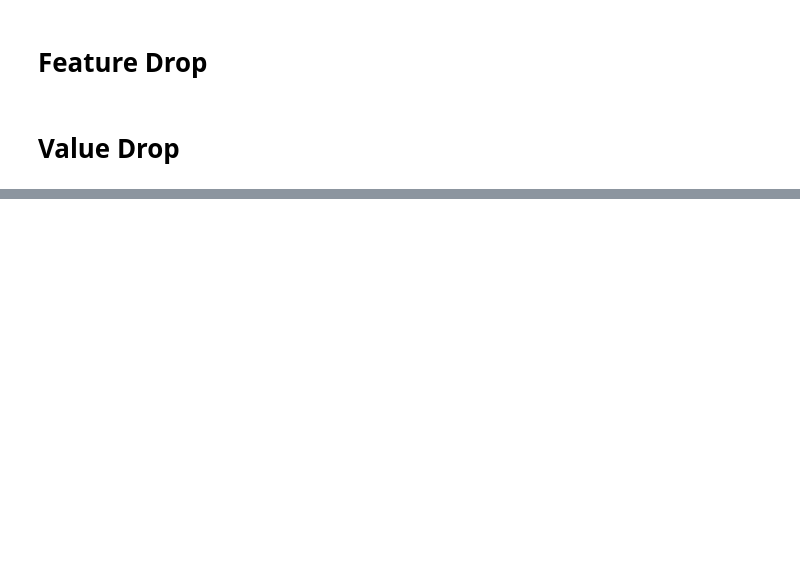
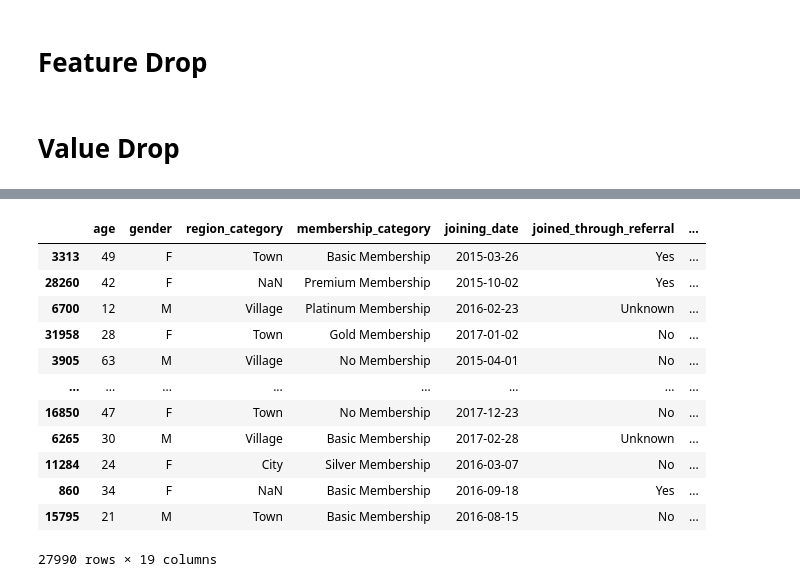
Before and after one commit to forster-j/churn-prediction, a Jupyter notebook: 04_data_cleaning_feature.ipynb, the cells around one changed output, grey strips where cells are left out. Saved outputs shown, nothing was run; the diff lists cells and outputs as text; code cells hidden in the pictures; blank space fills up the shorter version.

```diff
--- a/04_data_cleaning_feature.ipynb
+++ b/04_data_cleaning_feature.ipynb
@@ -30,7 +32,8 @@ SyntaxError: invalid syntax (2017881840.py, line 1)
 # %%
 # List of features to drop
 feature_drop = ['past_complaint', 'offer_application_preference', 'CID', 'referral_id']
-df.drop(feature_drop, inplace=True, axis=1)
+X_train.drop(feature_drop, inplace=True, axis=1)
+X_test.drop(feature_drop, inplace=True, axis=1)
 # %% [markdown]
 # Value Drop
 # %%
@@ -64,0 +75,24 @@ memory usage: 4.4+ MB
+# %%
+#concat first so we do not lose the correct assignment of the target
+df_train = pd.concat([X_train, y_train], axis = 1)
+df_test = pd.concat([X_test, y_test], axis = 1)
+
+#drop 'days_since_last_login' with value -999
+df_train = df_train[X_train.days_since_last_login != -999]
+df_test = df_test[X_test.days_since_last_login != -999]
+# %%
+df_train
+# %% [output]
+|  | age | gender | region_category | membership_category | joining_date | joined_through_referral | ... |
+| 3313 | 49 | F | Town | Basic Membership | 2015-03-26 | Yes | ... |
+| 28260 | 42 | F | NaN | Premium Membership | 2015-10-02 | Yes | ... |
+| 6700 | 12 | M | Village | Platinum Membership | 2016-02-23 | Unknown | ... |
+| 31958 | 28 | F | Town | Gold Membership | 2017-01-02 | No | ... |
+| 3905 | 63 | M | Village | No Membership | 2015-04-01 | No | ... |
+| ... | ... | ... | ... | ... | ... | ... | ... |
+| 16850 | 47 | F | Town | No Membership | 2017-12-23 | No | ... |
+| 6265 | 30 | M | Village | Basic Membership | 2017-02-28 | Unknown | ... |
+| 11284 | 24 | F | City | Silver Membership | 2016-03-07 | No | ... |
+| 860 | 34 | F | NaN | Basic Membership | 2016-09-18 | Yes | ... |
+| 15795 | 21 | M | Town | Basic Membership | 2016-08-15 | No | ... |
+27990 rows × 19 columns
```
Also changed, not shown: parts of 14 cells of this notebook, 1 other file.
